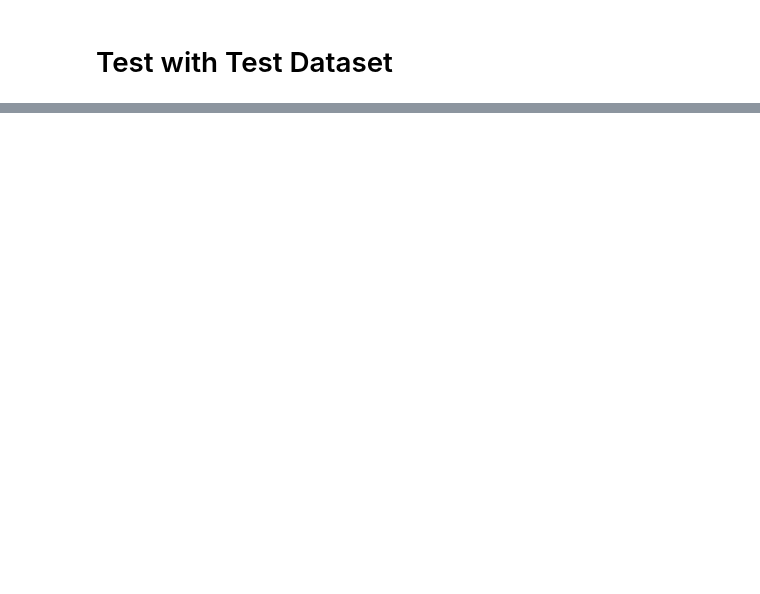
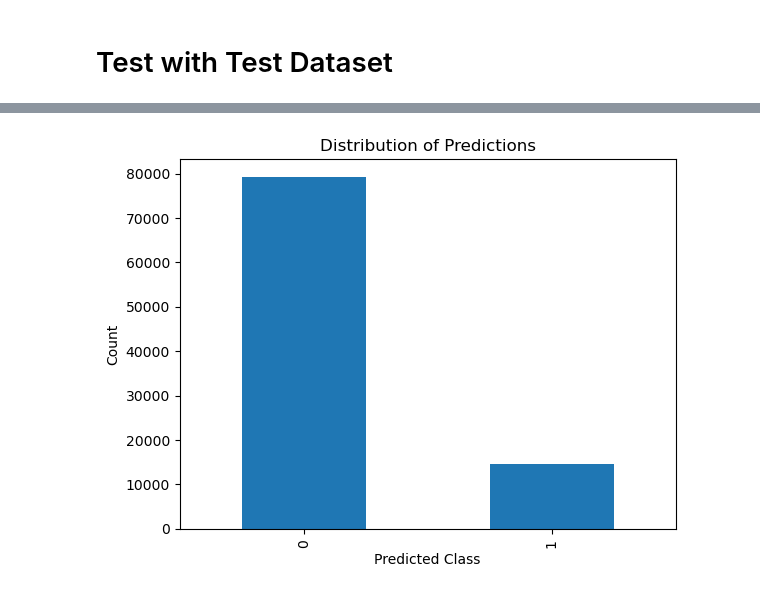
Before and after one commit to mailmezorro/playground-series-s4e11, a Jupyter notebook: Modell/playground-series-s4e11-modell.ipynb, the cells around one changed output, grey strips where cells are left out. Drawn from its saved outputs; the diff is of its cells as text; code cells hidden in the pictures; blank space fills up the shorter version.

```diff
--- a/Modell/playground-series-s4e11-modell.ipynb
+++ b/Modell/playground-series-s4e11-modell.ipynb
@@ -176,5 +237,3 @@ RandomForest Accuracy: 0.90
 Best model (LightGBM) saved to best_model_LightGBM.pkl
 # %% [markdown]
 # Test with Test Dataset
-# %%
-predictions = best_model.predict(X_test)
@@ -180,0 +260,15 @@ predictions = best_model.predict(X_test)
+# %%
+import pandas as pd
+import matplotlib.pyplot as plt
+
+# Predictions in DataFrame speichern
+df_predictions = pd.DataFrame({"Prediction": predictions})
+
+# Verteilung der Vorhersagen anzeigen
+df_predictions["Prediction"].value_counts().plot(kind="bar")
+plt.title("Distribution of Predictions")
+plt.xlabel("Predicted Class")
+plt.ylabel("Count")
+plt.show()
+# %% [output]
+[figure, added]
```
Also changed, not shown: parts of 8 cells of this notebook, 6 other files.
